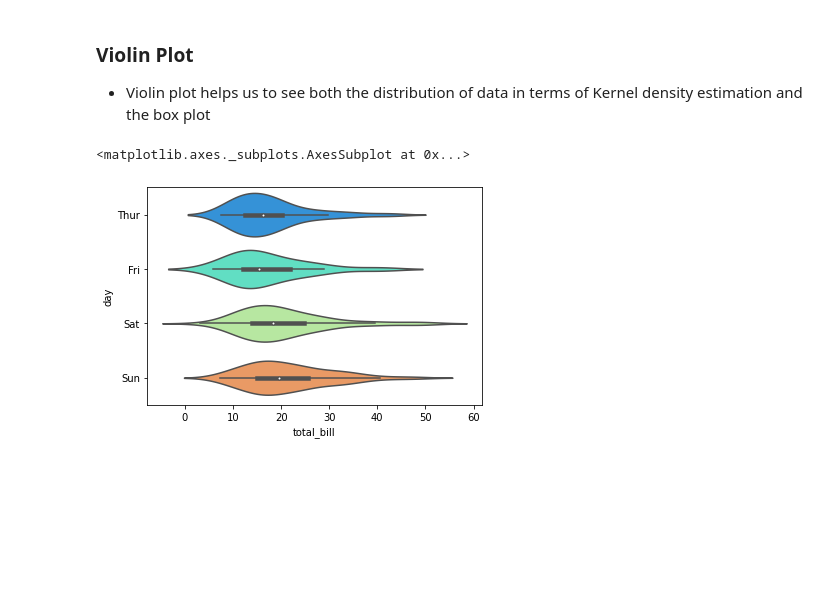
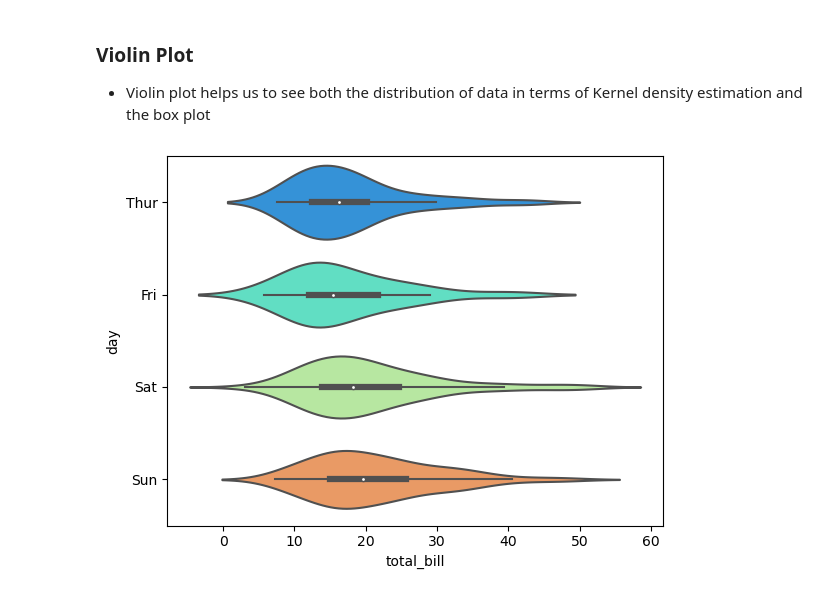
Before and after one commit to samdx/Hands-On-Foundational-Data-Science-Bootcamp, a Jupyter notebook: Day2/Data_Viz.ipynb, the cells around one changed output. Drawn from its saved outputs; the diff is of its cells as text; code cells hidden in the pictures; blank space fills up the shorter version.

```diff
--- a/Day2/Data_Viz.ipynb
+++ b/Day2/Data_Viz.ipynb
@@ -197,7 +197,9 @@ sns.boxplot(x="total_bill",
 
 - Violin plot helps us to see both the distribution of data in terms of Kernel density estimation and the box plot
 # %%
-sns.violinplot(x="total_bill", y="day", data=df,palette='rainbow')
+sns.violinplot(x="total_bill",
+               y="day",
+               data=df,
+               palette='rainbow');
 # %% [output]
-<matplotlib.axes._subplots.AxesSubplot at 0x...>
-[figure, old version]
+[figure, new version]
```
